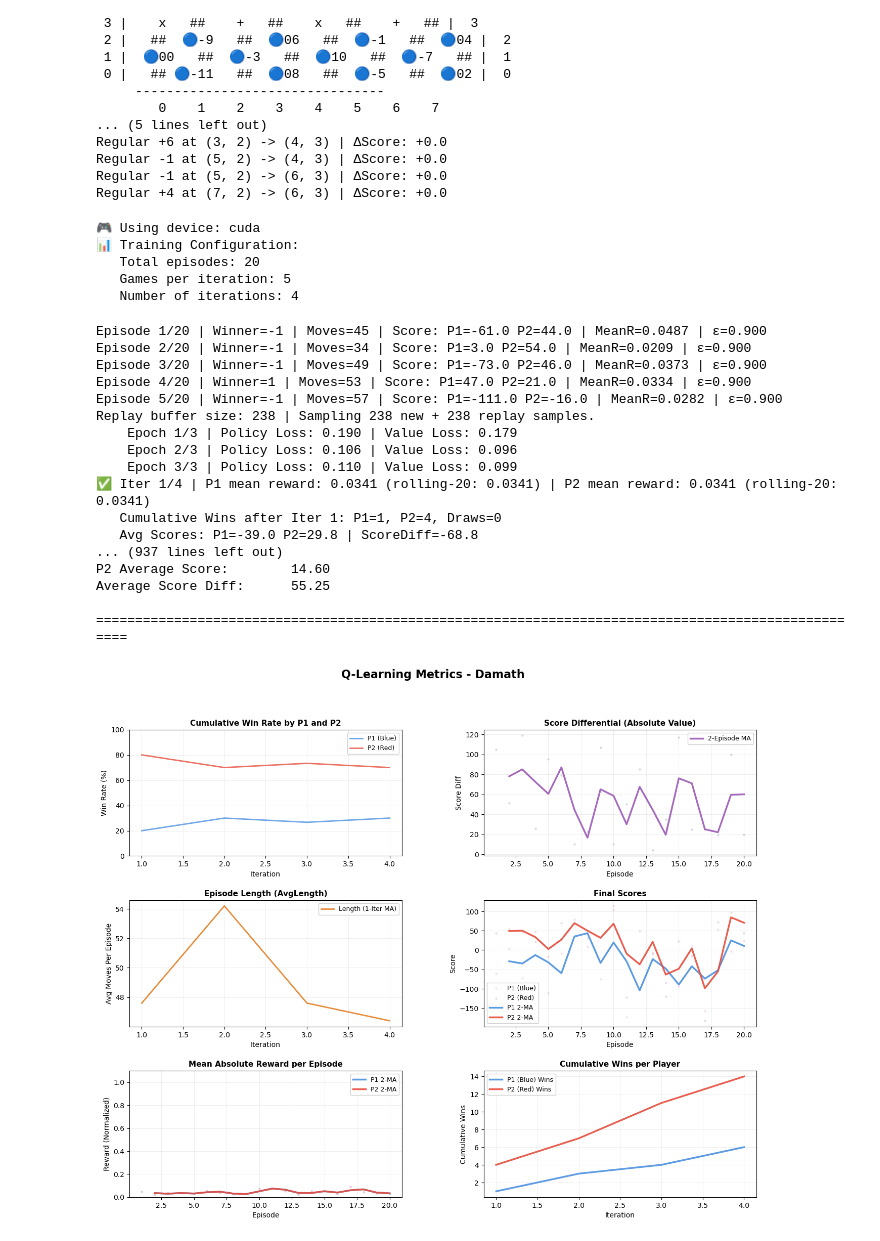
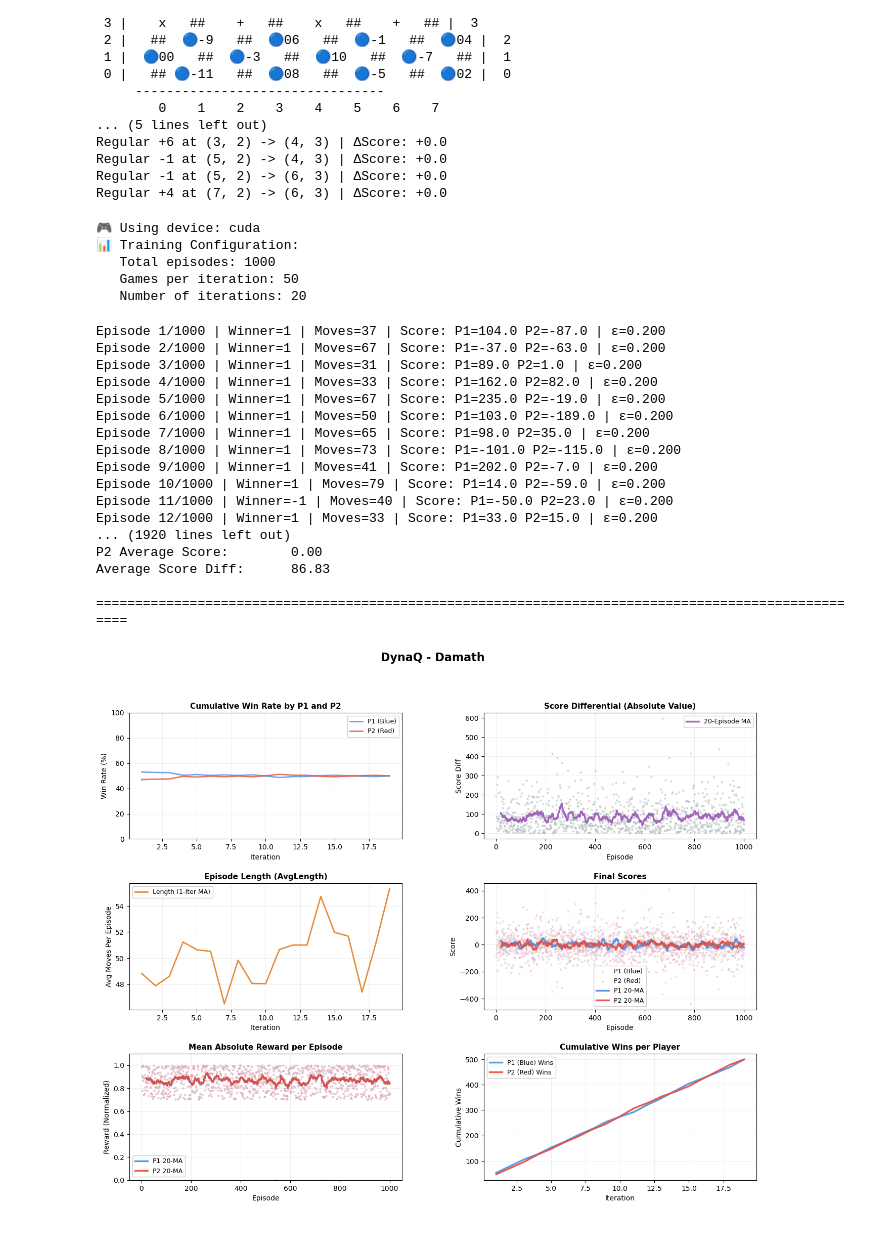
Before and after one commit to machiwao/CCRNFLRL_Integer_Damath, a Jupyter notebook: DynaQ.ipynb, the cells around one changed output. Drawn from its saved outputs; the diff is of its cells as text; code cells hidden in the pictures.

```diff
--- a/DynaQ.ipynb
+++ b/DynaQ.ipynb
@@ -1084,7 +1084,7 @@ def plot_training_metrics(history):
     fig = plt.figure(figsize=(16, 12))
     gs = fig.add_gridspec(3, 2, hspace=0.35, wspace=0.3)
 
-    fig.suptitle('Q-Learning Metrics - Damath', fontsize=16, fontweight='bold', y=0.98)
+    fig.suptitle('DynaQ - Damath', fontsize=16, fontweight='bold', y=0.98)
 
     # ✅ CRITICAL FIX: Separate episode lists for different data types
     # Iteration-level data (cumulative wins, win rates)
@@ -1513,46 +1525,46 @@ def play_game_visual(env_factory, agent):
 # %%
 # Define env_factory function
 def env_factory():
     return DamathEnv(rows=8, cols=8, operator_pattern=operator_pattern_official)
 
 # Train with all the metrics and hyperparameters
 q_net, model_net, agent, history = train_dynaq_with_viz(
     env_factory,
-    num_episodes=20,   # still training for 1000 episodes
-    games_per_iter=5,
-    epsilon=0.9,         # Exploration Rate
+    num_episodes=1000,   # still training for 1000 episodes
+    games_per_iter=50,
+    epsilon=0.2,         # Exploration Rate
     alpha=0.01,         # Learning Rate
-    gamma=0.9,           # Discount Factor
+    gamma=0.5,           # Discount Factor
     planning_steps=10
 )
 
 # Play a visual game
 play_game_visual(env_factory, agent)
 plot_training_metrics(history)
 # %% [output]
 🎮 Using device: cuda
 📊 Training Configuration:
-   Total episodes: 20
-   Games per iteration: 5
-   Number of iterations: 4
+   Total episodes: 1000
+   Games per iteration: 50
+   Number of iterations: 20
-Episode 1/20 | Winner=-1 | Moves=45 | Score: P1=-61.0 P2=44.0 | MeanR=0.0487 | ε=0.900
-Episode 2/20 | Winner=-1 | Moves=34 | Score: P1=3.0 P2=54.0 | MeanR=0.0209 | ε=0.900
-Episode 3/20 | Winner=-1 | Moves=49 | Score: P1=-73.0 P2=46.0 | MeanR=0.0373 | ε=0.900
-Episode 4/20 | Winner=1 | Moves=53 | Score: P1=47.0 P2=21.0 | MeanR=0.0334 | ε=0.900
-Episode 5/20 | Winner=-1 | Moves=57 | Score: P1=-111.0 P2=-16.0 | MeanR=0.0282 | ε=0.900
-Replay buffer size: 238 | Sampling 238 new + 238 replay samples.
-    Epoch 1/3 | Policy Loss: 0.190 | Value Loss: 0.179
-    Epoch 2/3 | Policy Loss: 0.106 | Value Loss: 0.096
-    Epoch 3/3 | Policy Loss: 0.110 | Value Loss: 0.099
-✅ Iter 1/4 | P1 mean reward: 0.0341 (rolling-20: 0.0341) | P2 mean reward: 0.0341 (rolling-20: 0.0341)
-   Cumulative Wins after Iter 1: P1=1, P2=4, Draws=0
-   Avg Scores: P1=-39.0 P2=29.8 | ScoreDiff=-68.8
-... (937 lines left out)
-P2 Average Score:        14.60
-Average Score Diff:      55.25
+Episode 1/1000 | Winner=1 | Moves=37 | Score: P1=104.0 P2=-87.0 | ε=0.200
+Episode 2/1000 | Winner=1 | Moves=67 | Score: P1=-37.0 P2=-63.0 | ε=0.200
+Episode 3/1000 | Winner=1 | Moves=31 | Score: P1=89.0 P2=1.0 | ε=0.200
+Episode 4/1000 | Winner=1 | Moves=33 | Score: P1=162.0 P2=82.0 | ε=0.200
+Episode 5/1000 | Winner=1 | Moves=67 | Score: P1=235.0 P2=-19.0 | ε=0.200
+Episode 6/1000 | Winner=1 | Moves=50 | Score: P1=103.0 P2=-189.0 | ε=0.200
+Episode 7/1000 | Winner=1 | Moves=65 | Score: P1=98.0 P2=35.0 | ε=0.200
+Episode 8/1000 | Winner=1 | Moves=73 | Score: P1=-101.0 P2=-115.0 | ε=0.200
+Episode 9/1000 | Winner=1 | Moves=41 | Score: P1=202.0 P2=-7.0 | ε=0.200
+Episode 10/1000 | Winner=1 | Moves=79 | Score: P1=14.0 P2=-59.0 | ε=0.200
+Episode 11/1000 | Winner=-1 | Moves=40 | Score: P1=-50.0 P2=23.0 | ε=0.200
+Episode 12/1000 | Winner=1 | Moves=33 | Score: P1=33.0 P2=15.0 | ε=0.200
+... (1920 lines left out)
+P2 Average Score:        0.00
+Average Score Diff:      86.83
 
 ====================================================================================================
-[figure, old version]
+[figure, new version]
 # %%
 # import torch
 
```
Also changed, not shown: parts of 2 cells of this notebook.
